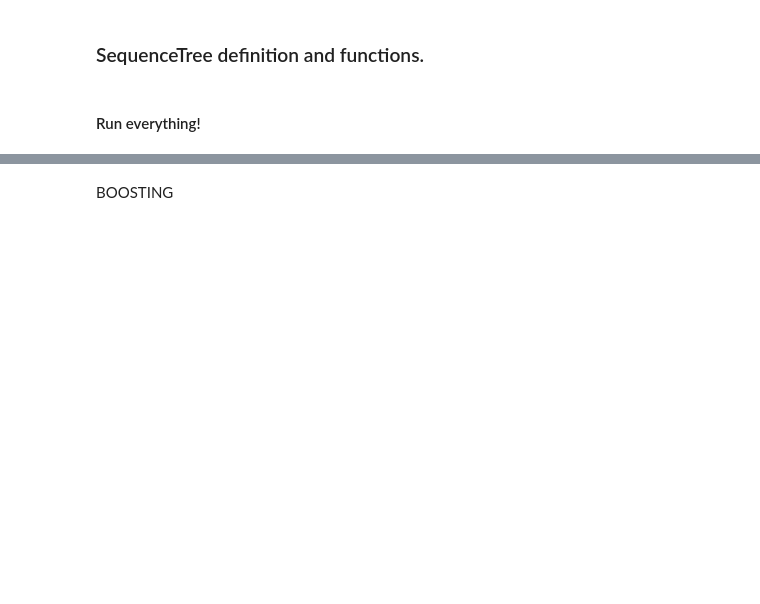
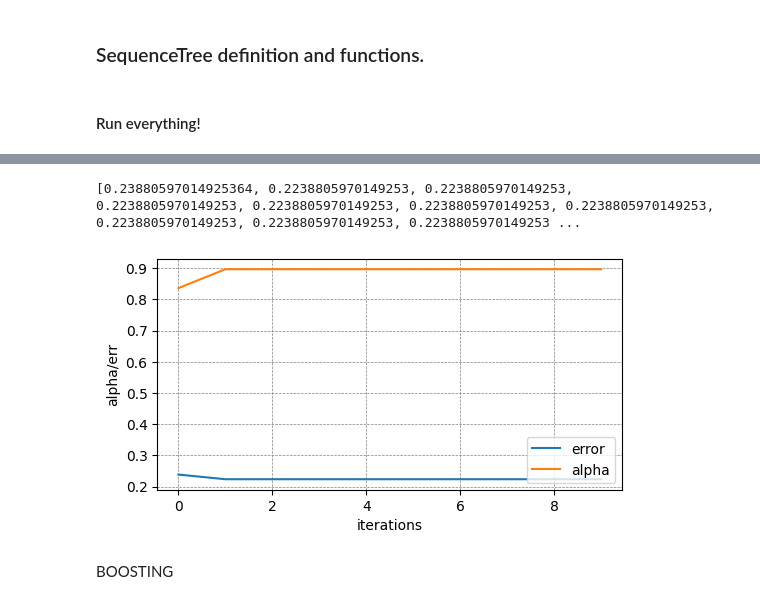
Before and after one commit to fabfabretti/data-mining-project, a Jupyter notebook: 4 - boosting.ipynb, the cells around one changed output, grey strips where cells are left out. Saved outputs shown, nothing was run; the diff lists cells and outputs as text; code cells hidden in the pictures; blank space fills up the shorter version.

```diff
--- a/4 - boosting.ipynb
+++ b/4 - boosting.ipynb
@@ -231,14 +231,3 @@ def print_dataset_state(dataset_X,dataset_Y,dataset_ST,dataset_V,dataset_W=None,
         uneaten = [entry for entry in dataset_X[i] if entry[0] >= dataset_ST[i]]
         print(f"{i}\tl.{len(uneaten)}\t{dataset_Y[i]}\t{dataset_ST[i]}\t{dataset_V[i]}\t{dataset_W[i] if dataset_W else "file="}",)
     print(f"# entries: {len(dataset_X)}, entropy={float(compute_entropy(dataset_Y)):4.3}")
-
-
-dataset = load_diabetes_dataset(False)
-
-observation_window = timedelta(days=+5)
-waiting_window = timedelta(days=+5)
-prediction_window = timedelta(days=+15)
-
-# Convert raw data into dataset X,Y, etc
-dataset_X,dataset_Y, dataset_ST,dataset_V = compute_datasets(dataset[:],observation_window,waiting_window,prediction_window)
-print_dataset_state(dataset_X,dataset_Y, dataset_ST,dataset_V)
@@ -667,3 +714,21 @@ min_tuple[0].display()
+# %%
+def print_alphas(training_alpha,training_errs):
+    import matplotlib.pyplot as plt
+    plt.figure(figsize=(6,3))  # Width, Height in inches
+    # Adding labels
+    plt.xlabel('iterations')
+    plt.ylabel('alpha/err')
+    plt.plot(training_errs,label="error")
+    plt.plot(training_alpha,label="alpha")
+    _ = plt.legend(loc='lower right')
+    plt.grid(color='grey', linestyle='--', linewidth=.5)
+    # Displaying the plot
+    plt.show()
+print(training_errors)
+print_alphas(training_alphas,training_errors)
+# %% [output]
+[0.23880597014925364, 0.2238805970149253, 0.2238805970149253, 0.2238805970149253, 0.2238805970149253, 0.2238805970149253, 0.2238805970149253, 0.2238805970149253, 0.2238805970149253, 0.2238805970149253 ...
+[figure, added]
 # %% [markdown]
 BOOSTING
 # %%
```
Also changed, not shown: parts of 9 cells of this notebook.
